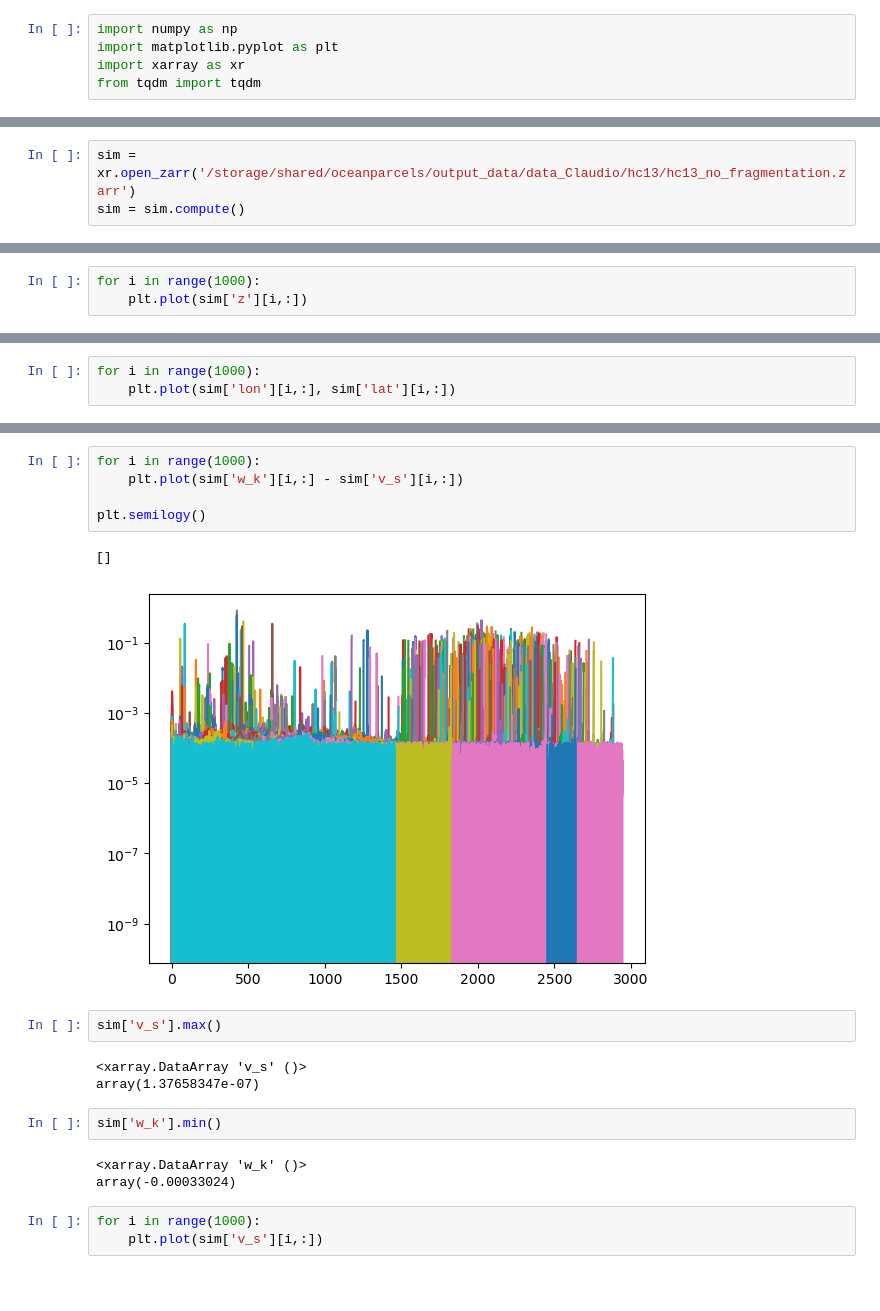
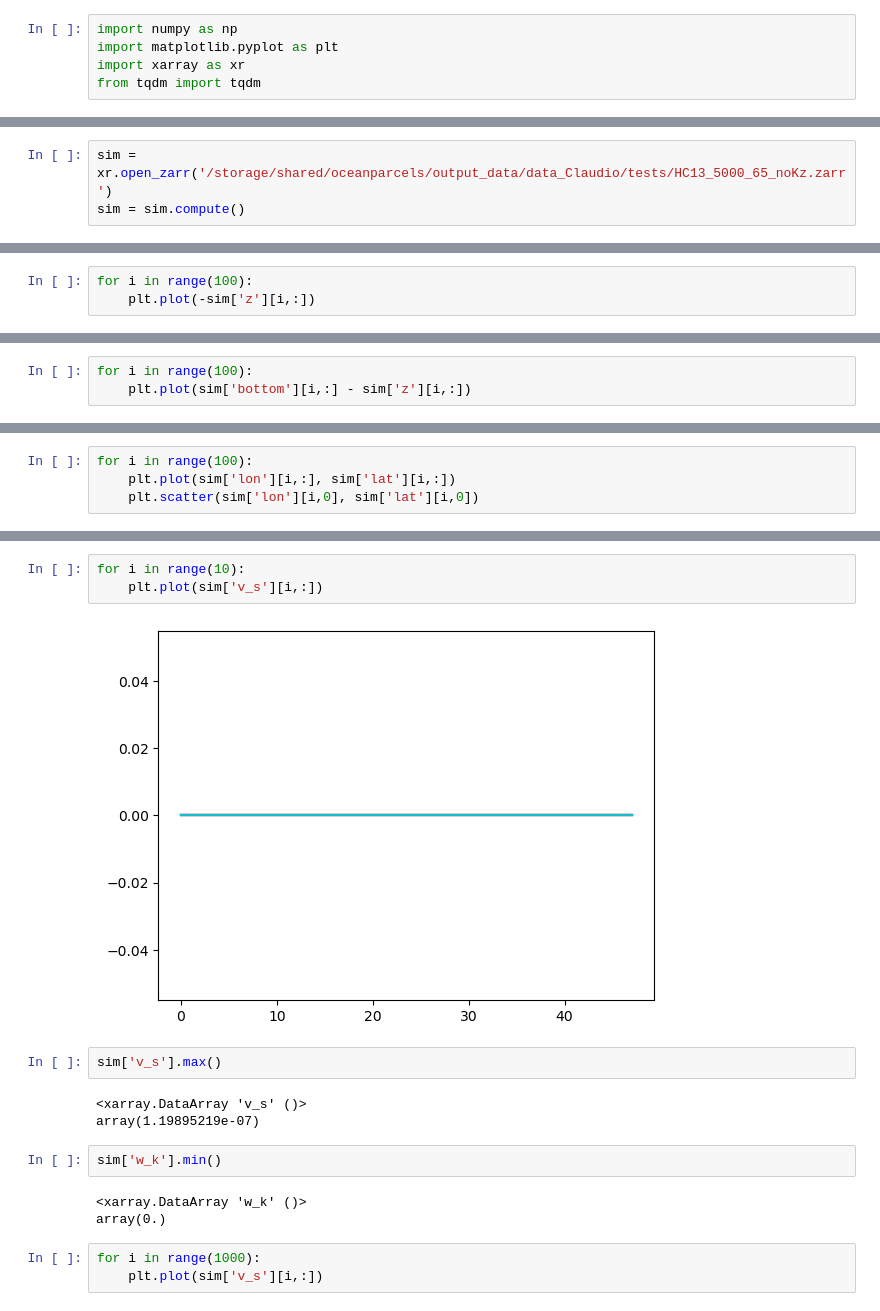
Before and after one commit to OceanParcels/Backtracking_Abyssal_Nanoplastics, a Jupyter notebook: notebooks/test_23334.ipynb, the cells around one changed output, grey strips where cells are left out. Cells and saved outputs as stored; diff of their text form; blank space fills up the shorter version.

```diff
--- a/notebooks/test_23334.ipynb
+++ b/notebooks/test_23334.ipynb
@@ -6,5 +18,5 @@ from tqdm import tqdm
 # %%
-sim = xr.open_zarr('/storage/shared/oceanparcels/output_data/data_Claudio/hc13/hc13_no_fragmentation.zarr')
+sim = xr.open_zarr('/storage/shared/oceanparcels/output_data/data_Claudio/tests/HC13_5000_65_noKz.zarr')
 sim = sim.compute()
 # %%
 sim
@@ -27,6 +39,6 @@ Data variables: (12/20)
     parcels_mesh:           spherical
     parcels_version:        v2.4.1-46-g28f231fa
 # %%
-for i in range(1000):
-    plt.plot(sim['z'][i,:])
+for i in range(100):
+    plt.plot(-sim['z'][i,:])
 # %% [output]
@@ -33,0 +46,3 @@ for i in range(1000):
+# %%
+for i in range(100):
+    plt.plot(sim['bottom'][i,:] - sim['z'][i,:])
@@ -34,4 +51,5 @@ for i in range(1000):
 # %%
-for i in range(1000):
+for i in range(100):
     plt.plot(sim['lon'][i,:], sim['lat'][i,:])
+    plt.scatter(sim['lon'][i,0], sim['lat'][i,0])
 # %% [output]
@@ -39,21 +57,18 @@ for i in range(1000):
 # %%
-for i in range(1000):
-    plt.plot(sim['w_k'][i,:] - sim['v_s'][i,:])
-
-plt.semilogy()
+for i in range(10):
+    plt.plot(sim['v_s'][i,:])
 # %% [output]
-[]
-[figure, old version]
+[figure, new version]
 # %%
 sim['v_s'].max()
 # %% [output]
 <xarray.DataArray 'v_s' ()>
-array(1.37658347e-07)
+array(1.19895219e-07)
 # %%
 sim['w_k'].min()
 # %% [output]
 <xarray.DataArray 'w_k' ()>
-array(-0.00033024)
+array(0.)
 # %%
 for i in range(1000):
     plt.plot(sim['v_s'][i,:])
```
Also changed, not shown: parts of 12 cells of this notebook, 2 other files.
